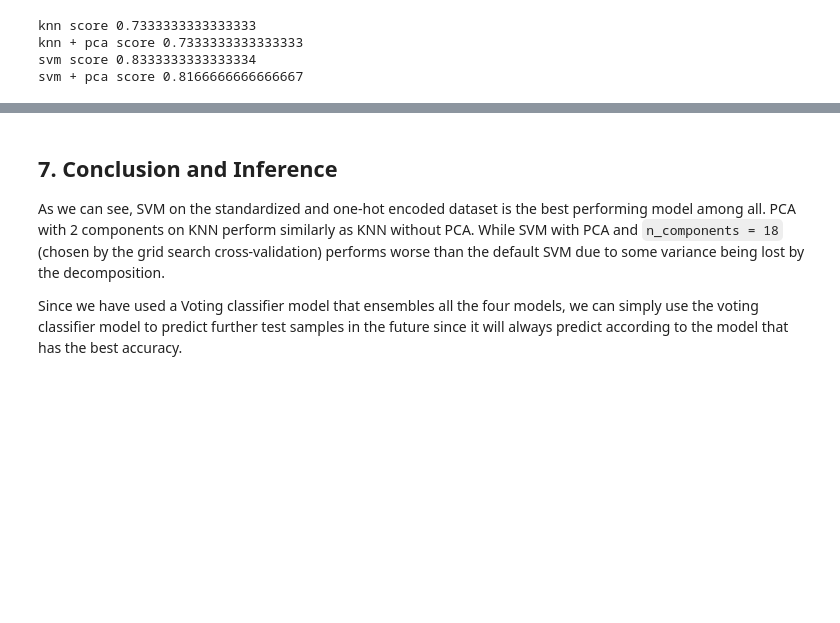
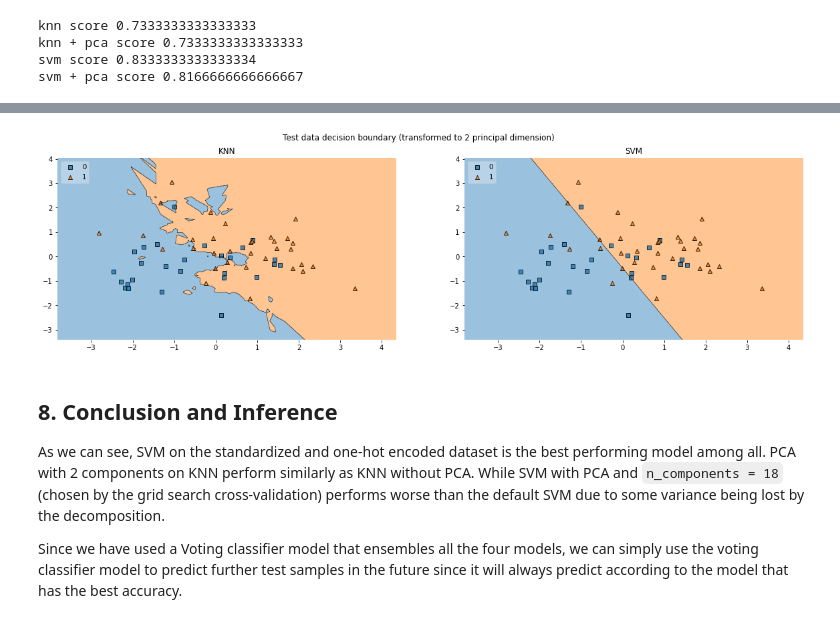
Before and after one commit to s-bose/heart_disease_classification, a Jupyter notebook: heart_disease.ipynb, the cells around one changed output, grey strips where cells are left out. Saved outputs shown, nothing was run; the diff lists cells and outputs as text; code cells hidden in the pictures; blank space fills up the shorter version.

```diff
--- a/heart_disease.ipynb
+++ b/heart_disease.ipynb
@@ -716,5 +724,26 @@ svm + pca score 0.8166666666666667
+# %%
+# The same models performed on the test data. We do not refit the models anymore.
+
+gs = gridspec.GridSpec(1, 2);
+
+fig = plt.figure(figsize=(20, 5))
+fig.suptitle("Test data decision boundary (transformed to 2 principal dimension)")
+X_ts = pca.transform(X_test)
+
+
+for clf, lab, grd in zip([knn, svm],
+                         labels,
+                         itertools.product([0, 1], repeat=2)):
+
+    ax = plt.subplot(gs[grd[0], grd[1]])
+    fig = plot_decision_regions(X=X_ts, y=y_test, clf=clf, legend=2)
+    plt.title(lab)
+
+plt.show();
+# %% [output]
+[figure, added]
 # %% [markdown]
-## 7. Conclusion and Inference
+## 8. Conclusion and Inference
 
 As we can see, SVM on the standardized and one-hot encoded dataset is the best performing model among all. PCA with 2 components on KNN perform similarly as KNN without PCA. While SVM with PCA and `n_components = 18` (chosen by the grid search cross-validation) performs worse than the default SVM due to some variance being lost by the decomposition.
 
```
Also changed, not shown: parts of 15 cells of this notebook, 12 other files.
